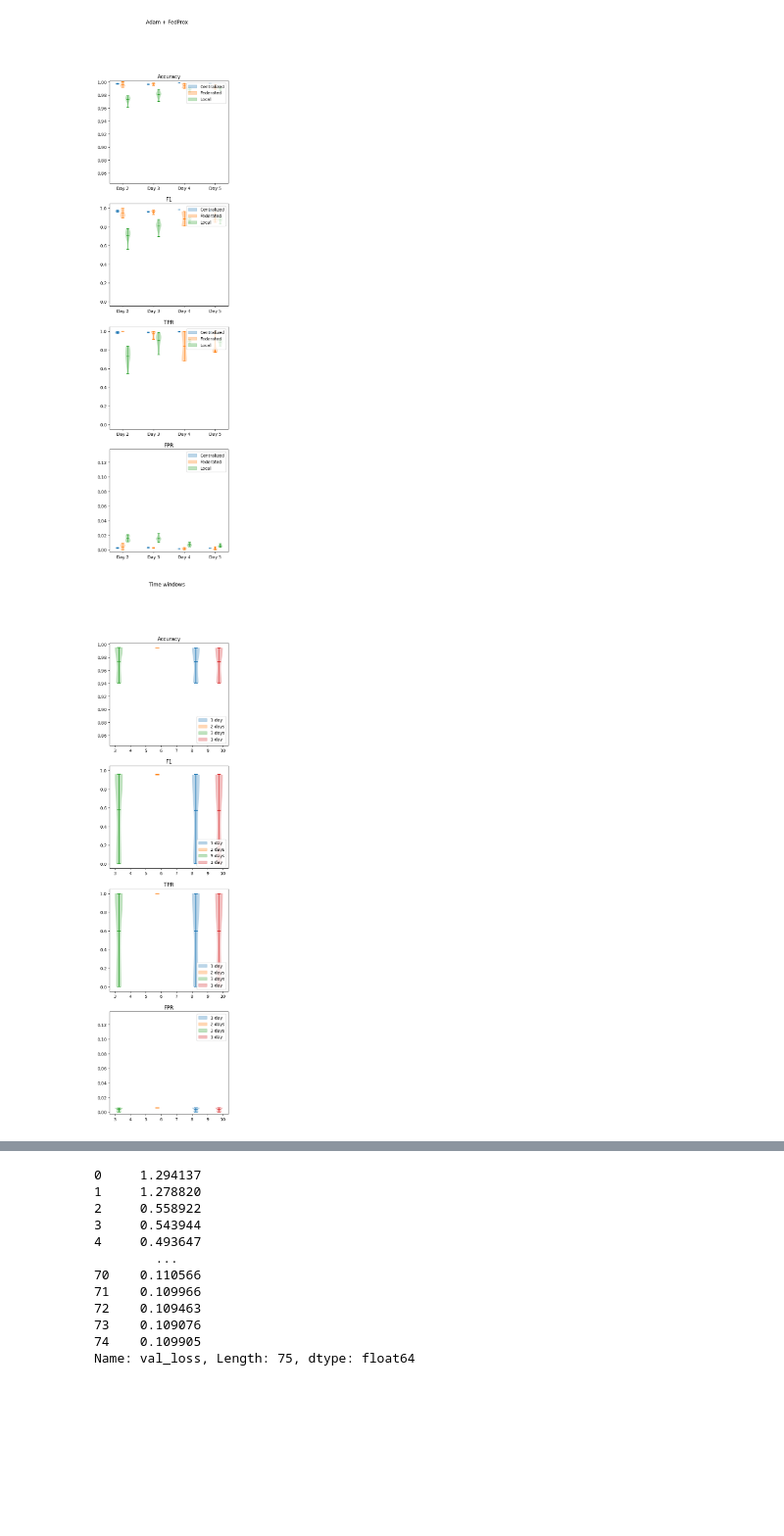
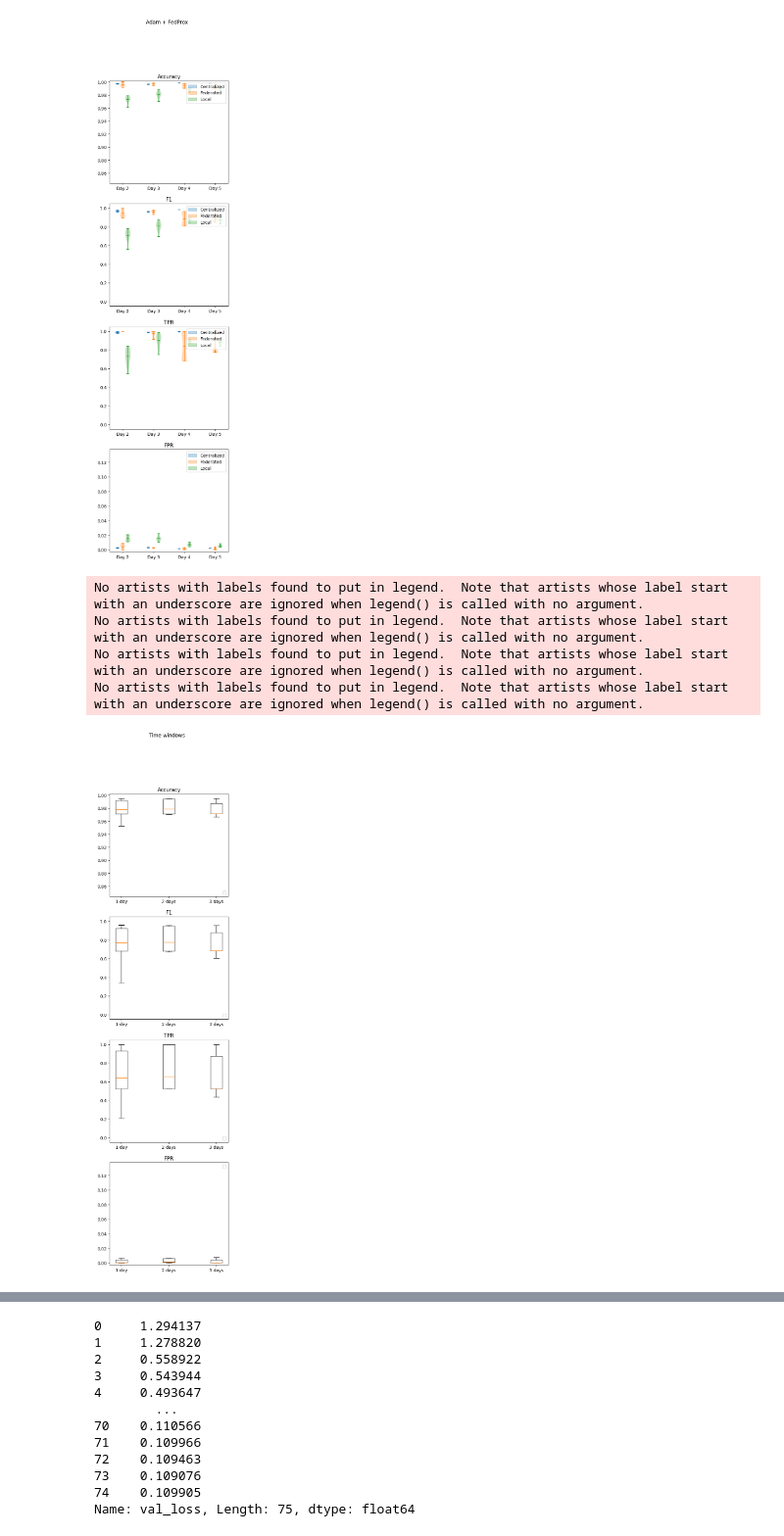
Before and after one commit to stratosphereips/feel_project, a Jupyter notebook: analysis/experiment_results.ipynb, the cells around one changed output, grey strips where cells are left out. Shown at 98% size. Drawn from its saved outputs; the diff is of its cells as text; code cells hidden in the pictures; blank space fills up the shorter version.

Commit message:
More experiments, simple classifier model

```diff
--- a/analysis/experiment_results.ipynb
+++ b/analysis/experiment_results.ipynb
@@ -39,6 +40,6 @@ experiments
  'experiment_exp_sup_v1_True_1800s_vaccine_half_half',
  'experiment_exp_sup_v1_True_1800s']
 # %%
-exps = ['experiment_exp_sup_v1_True_1800s', 'experiment_exp_sup_v1_True_1800s_2d', 'experiment_exp_sup_v1_True_1800s_3d'] #[exp for exp in experiments if re.match(r'experiment_exp_sup_v1_True_[0-9]+s.*', exp)]
+exps = ['experiment_exp_sup_v1_True_v2_True_1800s_scenario', 'experiment_exp_sup_v1_True_v2_True_1800s_2d_scenario', 'experiment_exp_sup_v1_True_v2_True_1800s_3d_scenario'] #[exp for exp in experiments if re.match(r'experiment_exp_sup_v1_True_[0-9]+s.*', exp)]
 exps
 # %% [output]
@@ -427,50 +421,64 @@ plot_result(results['experiment_exp_sup_v1_False'], 'Adam + FedProx')
 # %% [output]
 [figure]
 # %%
-def _plot_result(res, axs, metric, metric_name):
+def _plot_result(res, axs, metric, metric_name, label_names):
     labels = []
 
     def add_label(violin, label):
         color = violin["bodies"][0].get_facecolor().flatten()
         labels.append((mpatches.Patch(color=color), label))
 
-    add_label(axs.violinplot(dataset=[res[0].fed_runs[day][metric] for day in range(3, 4)], showmeans=True,
-                             positions=[3 * (i) - 0.75 for i in range(3, 4)]), '1 day')
-    add_label(axs.violinplot(dataset=[res[1].fed_runs[day][metric] for day in range(2, 3)], showmeans=True,
-                             positions=[3 * i - 0.25 for i in range(2, 3)]), '2 days')
-    add_label(axs.violinplot(dataset=[res[2].fed_runs[day][metric] for day in range(1, 2)], showmeans=True,
-                             positions=[3 * i + 0.25 for i in range(1, 2)]), '3 days')
-    add_label(axs.violinplot(dataset=[res[3].fed_runs[day][metric] for day in range(3, 4)], showmeans=True,
-                             positions=[3 * i + 0.75 for i in range(3, 4)]), '1 day')
+    n = len(res)
+    # for i, (metrics, label) in enumerate(zip(res, label_names)):
+    #     dataset = metrics.fed_runs[-1][metric]
+    #     #print(len(dataset), len([(n-1) * (i) - 1/n] * len(dataset)))
+
+    box = axs.boxplot(
+        x=[r.fed_runs[-1][metric].values for r in res],
+        vert=True,
+        labels=label_names,
+        positions=[(n-1) * (i) - 1/n for i in range(n)],
+    )
     legend_loc = 4 if metric != 'fpr' else 1
-    axs.legend(*zip(*labels), loc=legend_loc)
+    #axs.legend(*zip(*labels), loc=legend_loc)
+    axs.legend(loc=legend_loc)
     #axs.set_xticks([3 * i for i in range(res[0].n_days)], [f'Day {i + 2}' for i in range(3, 4)])
     axs.set_title(metric_name)
 
     return
 
 
-def plot_optimizers(res, title, ylims=ylims):
+def plot_optimizers(res, title, labels, ylims=ylims):
     fig, axs = plt.subplots(4, 1, figsize=(5, 20))
     fig.set_tight_layout(False)
-    _plot_result(res, axs[0], 'acc', 'Accuracy')
-    _plot_result(res, axs[1], 'f1', 'F1')
-    _plot_result(res, axs[2], 'tpr', 'TPR')
-    _plot_result(res, axs[3], 'fpr', 'FPR')
+    _plot_result(res, axs[0], 'acc', 'Accuracy', labels)
+    _plot_result(res, axs[1], 'f1', 'F1', labels)
+    _plot_result(res, axs[2], 'tpr', 'TPR', labels)
+    _plot_result(res, axs[3], 'fpr', 'FPR', labels)
 
     # new_ylims = []
     # for ax, (y_max, y_min) in zip(axs, ylims):
     #     ax_min, ax_max = ax.get_ylim()
     #     new_ylims.append([max(y_max, ax_max), min(y_min, ax_min)])
     # ylims = new_ylims
     for ax, (y_max, y_min) in zip(axs, ylims):
         ax.set_ylim((y_min, y_max))
 
     fig.suptitle(title)
     plt.show()
 
-plot_optimizers([results['experiment_exp_sup_v1_True_1800s'],
-                 results['experiment_exp_sup_v1_True_1800s_2d'],
-                 results['experiment_exp_sup_v1_True_1800s_3d'],results['experiment_exp_sup_v1_True_1800s']], 'Time windows')
+plot_optimizers(
+    [
+        results['experiment_exp_sup_v1_True_v2_True_1800s_scenario'],
+        results['experiment_exp_sup_v1_True_v2_True_1800s_2d_scenario'],
+        results['experiment_exp_sup_v1_True_v2_True_1800s_3d_scenario'],
+    ],
+    'Time windows',
+    ['1 day', '2 days', '3 days']
+)
 # %% [output]
+No artists with labels found to put in legend.  Note that artists whose label start with an underscore are ignored when legend() is called with no argument.
+No artists with labels found to put in legend.  Note that artists whose label start with an underscore are ignored when legend() is called with no argument.
+No artists with labels found to put in legend.  Note that artists whose label start with an underscore are ignored when legend() is called with no argument.
+No artists with labels found to put in legend.  Note that artists whose label start with an underscore are ignored when legend() is called with no argument.
-[figure, old version]
+[figure, new version]
```
Also changed, not shown: parts of 8 cells of this notebook, 14 other files.
